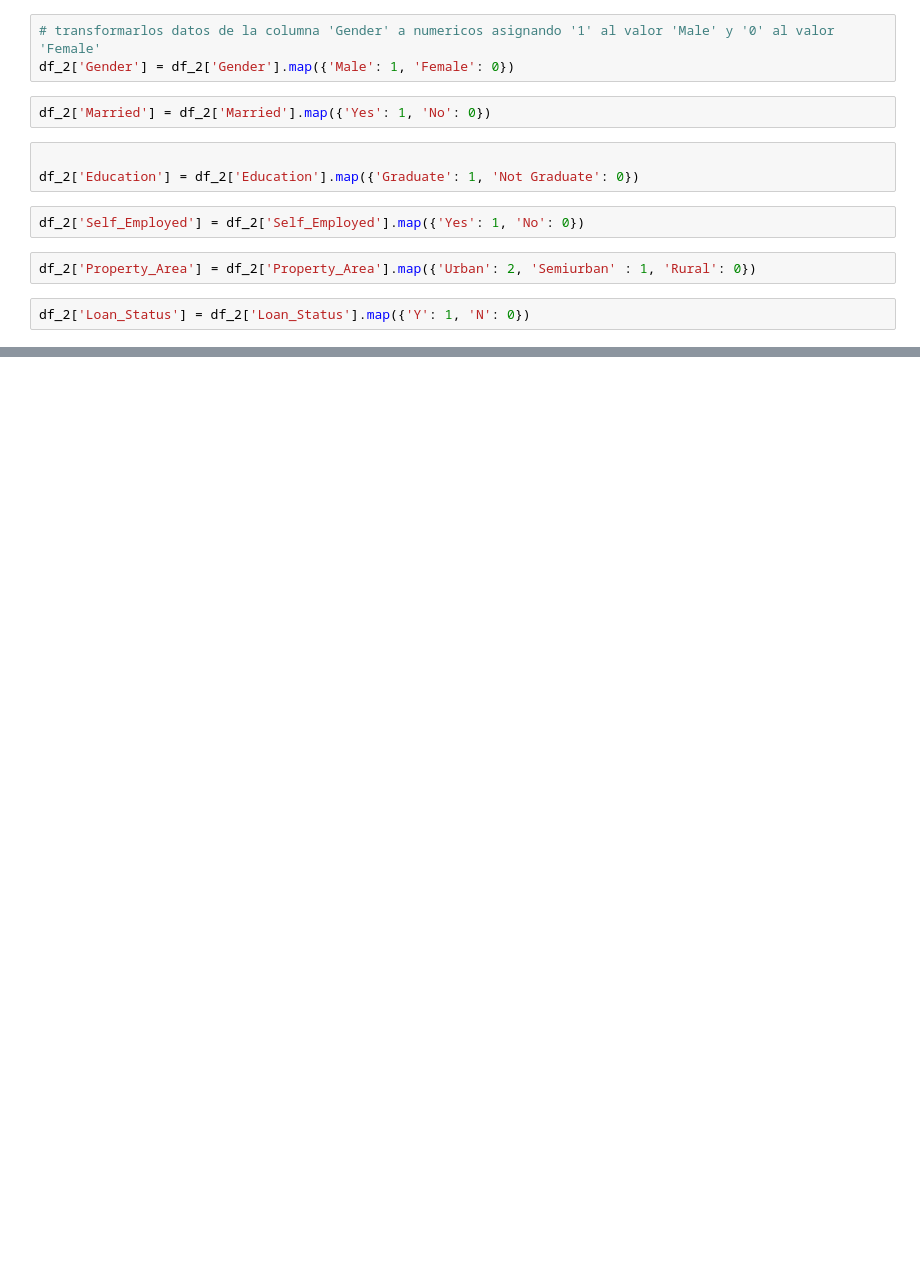
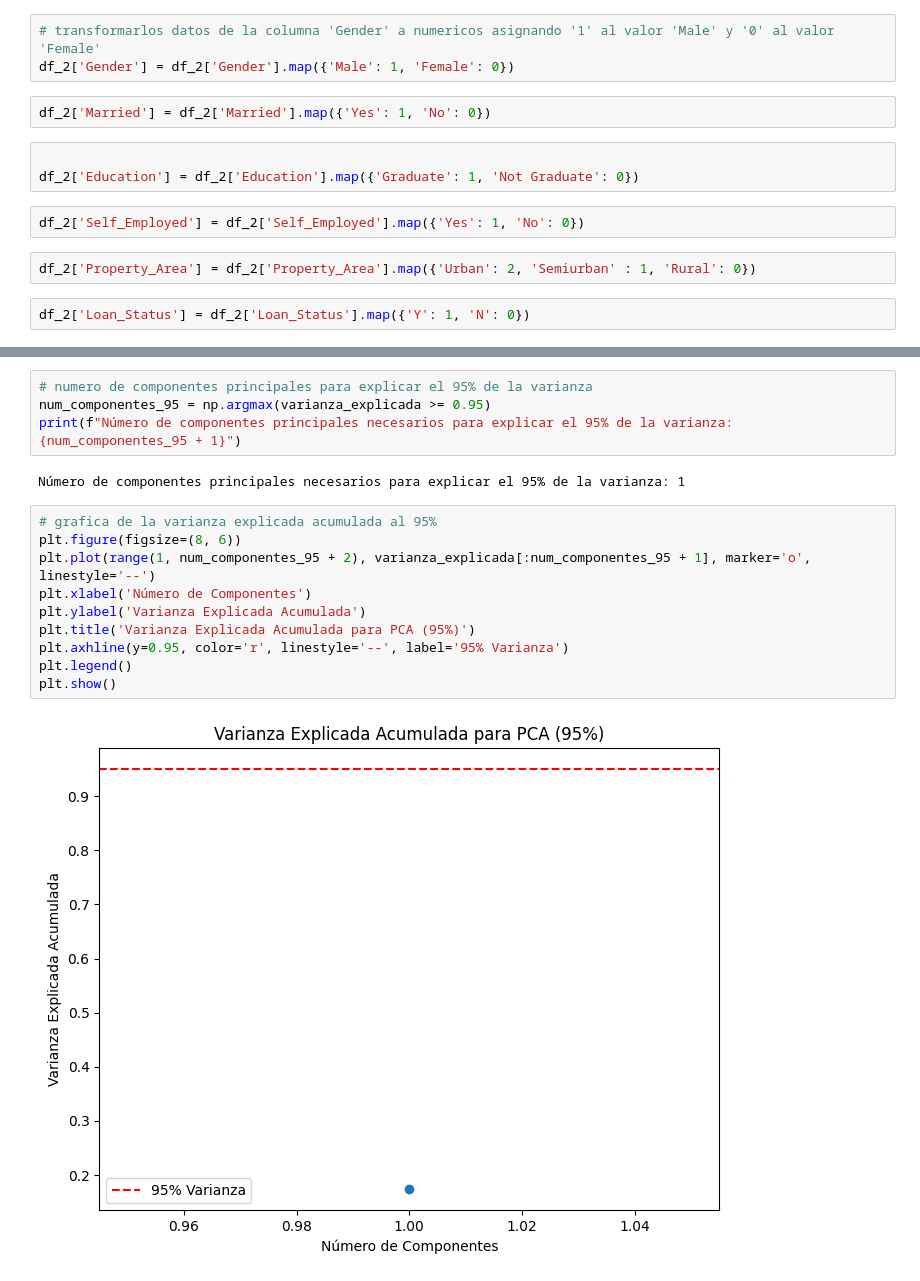
Before and after one commit to jlbonac/pca_creditos, a Jupyter notebook: pca_creditos.ipynb, the cells around one changed output, grey strips where cells are left out. Drawn from its saved outputs; the diff is of its cells as text; blank space fills up the shorter version.

```diff
--- a/pca_creditos.ipynb
+++ b/pca_creditos.ipynb
@@ -748,0 +901,18 @@ df_2['Loan_Status'] = df_2['Loan_Status'].map({'Y': 1, 'N': 0})
+# %%
+# numero de componentes principales para explicar el 95% de la varianza
+num_componentes_95 = np.argmax(varianza_explicada >= 0.95)
+print(f"Número de componentes principales necesarios para explicar el 95% de la varianza: {num_componentes_95 + 1}")
+# %% [output]
+Número de componentes principales necesarios para explicar el 95% de la varianza: 1
+# %%
+# grafica de la varianza explicada acumulada al 95%
+plt.figure(figsize=(8, 6))
+plt.plot(range(1, num_componentes_95 + 2), varianza_explicada[:num_componentes_95 + 1], marker='o', linestyle='--')
+plt.xlabel('Número de Componentes')
+plt.ylabel('Varianza Explicada Acumulada')
+plt.title('Varianza Explicada Acumulada para PCA (95%)')
+plt.axhline(y=0.95, color='r', linestyle='--', label='95% Varianza')
+plt.legend()
+plt.show()
+# %% [output]
+[figure, added]
```
Also changed, not shown: parts of 21 cells of this notebook.
